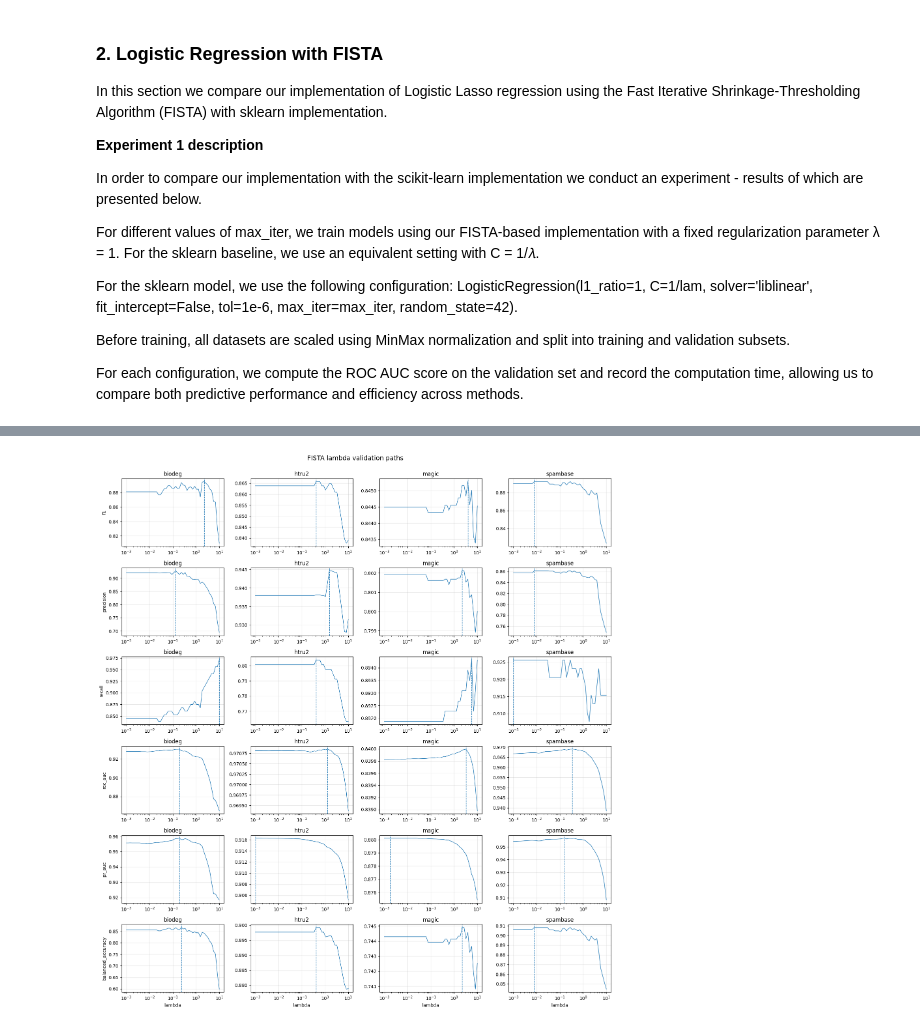
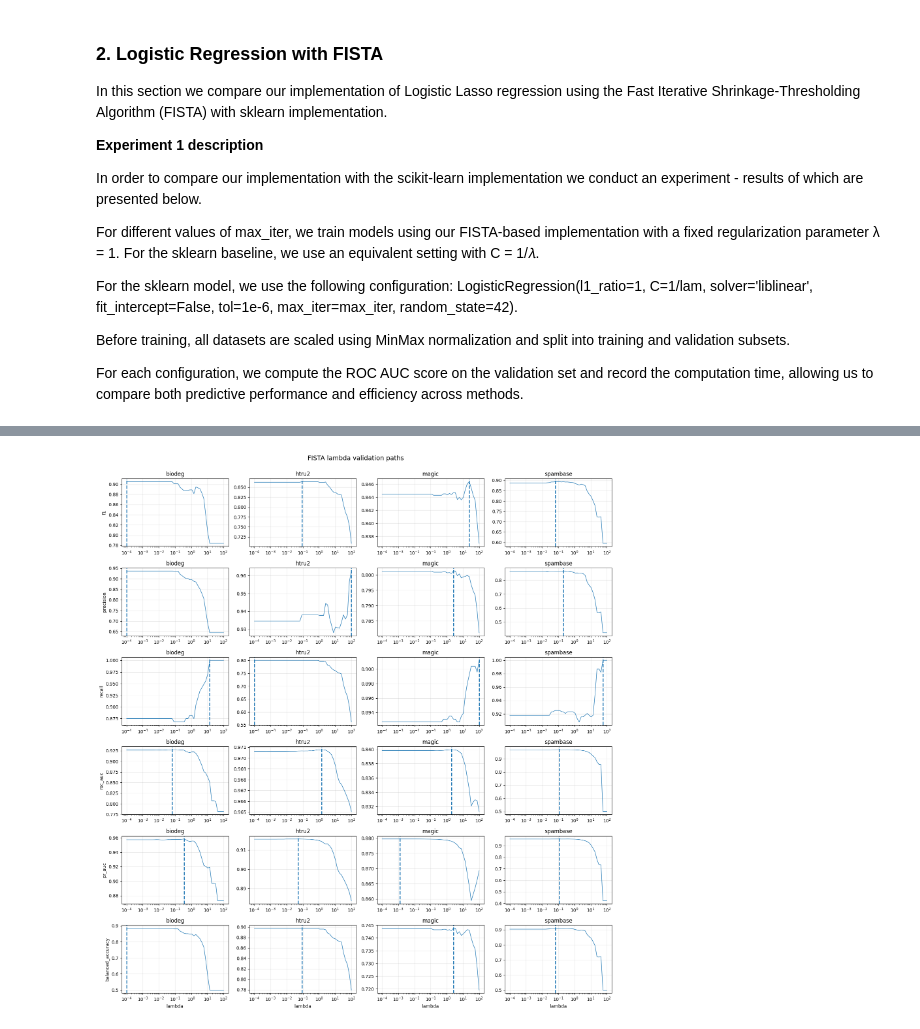
Before and after one commit to kwiatkowskaa/logistic-regression-missing-labels, a Jupyter notebook: notebooks/fista_logreg_unlabeled.ipynb, the cells around one changed output, grey strips where cells are left out. Cells and saved outputs as stored; diff of their text form; code cells hidden in the pictures.

```diff
--- a/notebooks/fista_logreg_unlabeled.ipynb
+++ b/notebooks/fista_logreg_unlabeled.ipynb
@@ -222,6 +239,30 @@ def compare_fista_validation(
     lambda_values=np.logspace(-5, 1, 30),
     max_iter=500
 ):
+    """
+    Analyze the effect of different validation metrics on lambda selection
+    in FISTALogisticLasso.
+
+    Parameters
+    ----------
+    processed_datasets : dict
+        Dictionary of datasets with structure {name: {"X": X, "y": y}}.
+    measures : tuple of str
+        Evaluation metrics used for validation-based lambda selection.
+        Supported metrics include: "f1", "precision", "recall",
+        "roc_auc", "pr_auc", and "balanced_accuracy".
+    lambda_values : array-like
+        Sequence of lambda values (regularization strengths) to evaluate.
+    max_iter : int
+        Maximum number of iterations for the FISTA optimizer.
+
+    Returns
+    -------
+    pandas.DataFrame
+        DataFrame containing validation results for each dataset, metric,
+        and lambda value, including the selected best lambda.
+    """
+
     results = []
 
     n_datasets = len(processed_datasets)
@@ -282,7 +323,7 @@ def compare_fista_validation(
             ax.axvline(
                 model.best_lambda_,
                 linestyle="--",
-                linewidth=1
+                linewidth=2
             )
 
             ax.set_xscale("log")
@@ -306,14 +347,14 @@ def compare_fista_validation(
     df.to_csv("results/fista_validation_results.csv", index=False)
 
     return df
-# %%
-df = compare_fista_validation(
-    processed_datasets,
-    measures=("f1", "precision", "recall", "roc_auc", "pr_auc", "balanced_accuracy"),
-    lambda_values=np.logspace(-3, 1, 50),
-    max_iter=500
-)
-# %% [output]
-[figure, removed]
+# %%
+df = compare_fista_validation(
+    processed_datasets,
+    measures=("f1", "precision", "recall", "roc_auc", "pr_auc", "balanced_accuracy"),
+    lambda_values = np.logspace(-4, 2, 50),
+    max_iter=200
+)
+# %% [output]
+[figure, added]
 # %% [markdown]
 **Experiment 3 Description**
```
Also changed, not shown: parts of 13 cells of this notebook.
